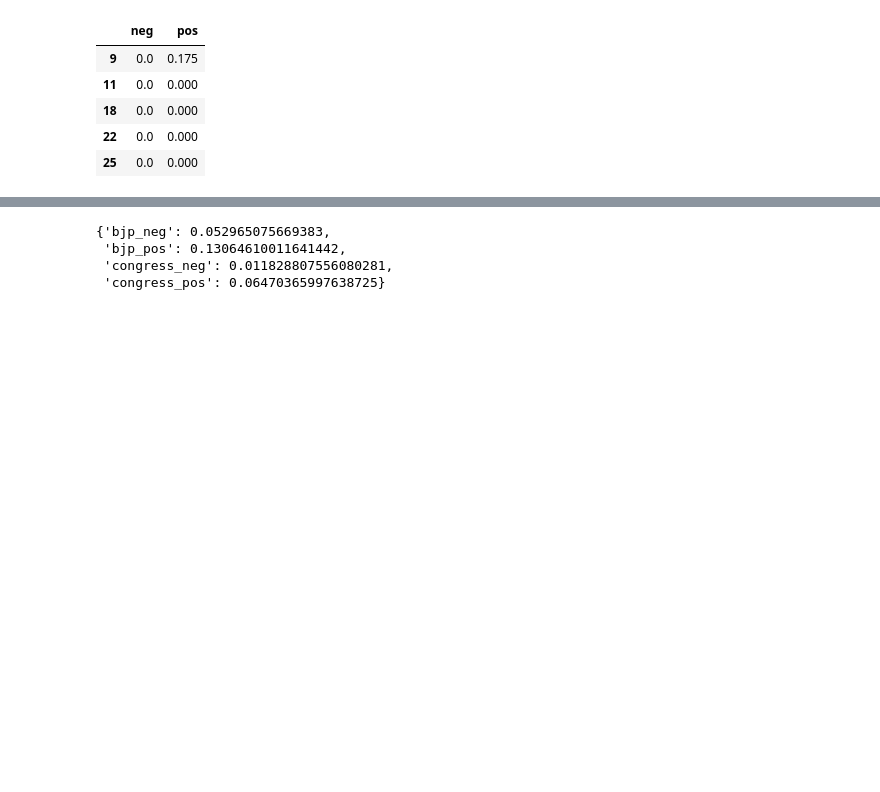
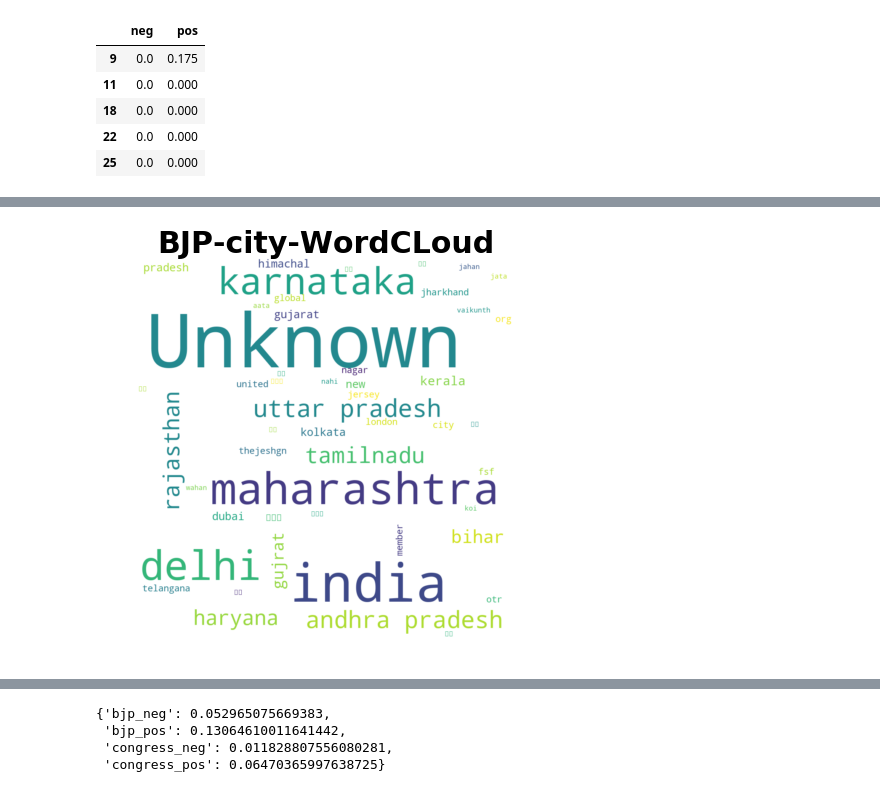
Before and after one commit to RahulTechTutorials/MachineLearningwithPython, a Jupyter notebook: Sentiment_Analysis/Sentiment_analysis_Genral_Election2019.ipynb, the cells around one changed output, grey strips where cells are left out. Cells and saved outputs as stored; diff of their text form; code cells hidden in the pictures; blank space fills up the shorter version.

```diff
--- a/Sentiment_Analysis/Sentiment_analysis_Genral_Election2019.ipynb
+++ b/Sentiment_Analysis/Sentiment_analysis_Genral_Election2019.ipynb
@@ -191,0 +265,2 @@ df_congress[['neg','pos']].head()
+# %%
+df_bjp['city'] = df_bjp['city'].replace(mapping)
@@ -191,0 +269,9 @@ df_congress[['neg','pos']].head()
+# %%
+def detect_lang(sen):
+    try:
+        language = detect(sen)
+    except:
+        language = "error"
+    return language
+# %%
+df_bjp['language'] = df_bjp['city'].apply(lambda x : detect_lang(str(x)))
@@ -191,0 +287,7 @@ df_congress[['neg','pos']].head()
+# %%
+df_bjp['city'] = df_bjp['city'].str.replace(r'.*मुंबई.*','maharashtra')
+df_bjp['city'] = df_bjp['city'].str.replace(r'.*नई दिल्ली.*','maharashtra')
+df_bjp['city'] = df_bjp['city'].str.replace(r'.*भारत.*','india')
+df_bjp['city'] = df_bjp['city'].str.replace(r'.*भलखनऊ.*','uttar pradesh')
+df_bjp['city'] = df_bjp['city'].str.replace(r'.*अयोध्या.*','uttar pradesh')
+df_bjp['city'] = df_bjp['city'].str.replace(r'.*उत्तर प्रदेश.*','uttar pradesh')
@@ -191,0 +298,9 @@ df_congress[['neg','pos']].head()
+# %%
+plt.figure(figsize = (7,7))
+bjp_city_wordcloud = WordCloud(width=1000, height=1000, max_words=50,background_color='white',mode='RGB').generate(' '.join(df_bjp['city']))
+plt.imshow(bjp_city_wordcloud, interpolation='bilinear')
+plt.axis("off")
+plt.title('BJP-city-WordCLoud',{'fontsize': 30,'fontweight' :'bold'})
+plt.show()
+# %% [output]
+[figure, added]
```
Also changed, not shown: parts of 24 cells of this notebook.
